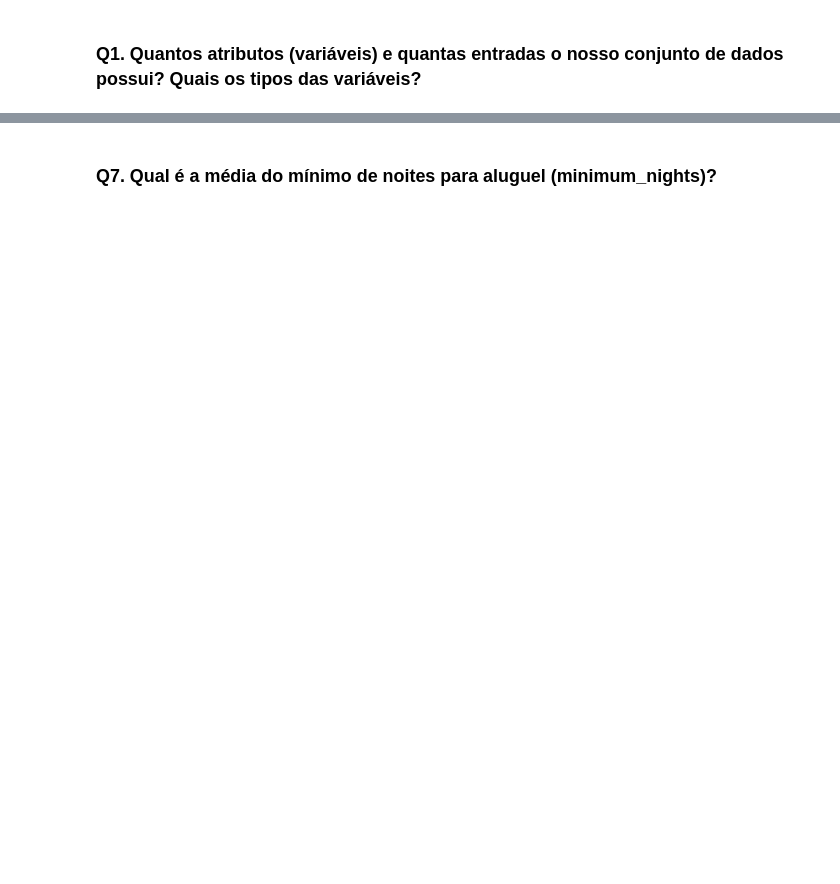
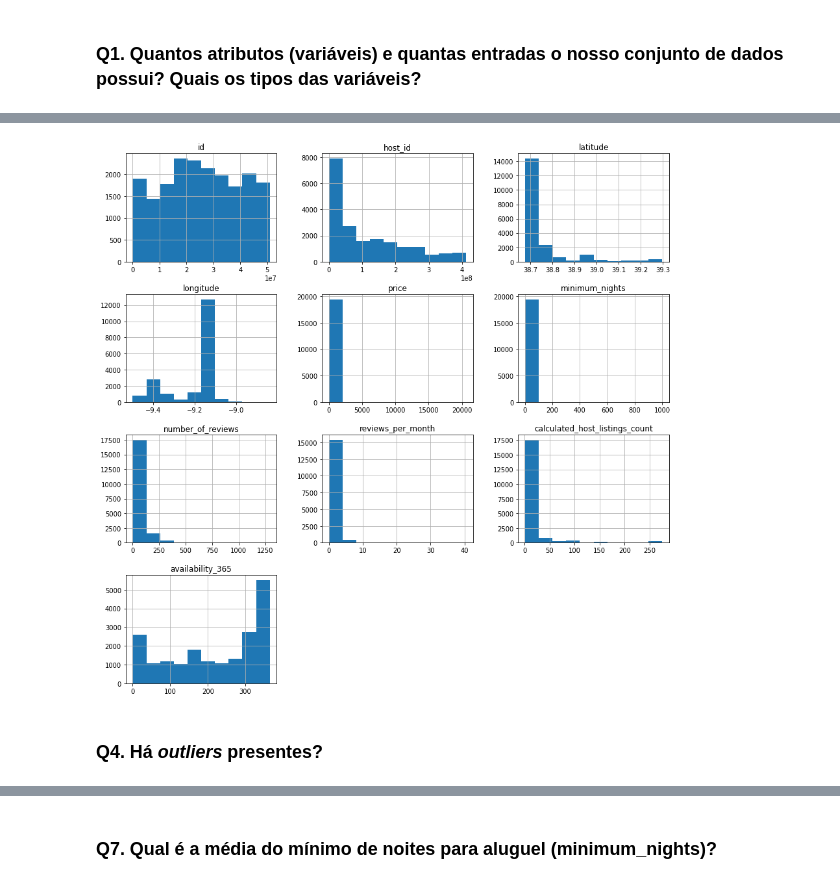
Before and after one commit to AlannaGonzaga/AirBnbLisbon, a Jupyter notebook: Analisando_os_Dados_do_Airbnb.ipynb, the cells around one changed output, grey strips where cells are left out. Drawn from its saved outputs; the diff is of its cells as text; code cells hidden in the pictures; blank space fills up the shorter version.

```diff
--- a/Analisando_os_Dados_do_Airbnb.ipynb
+++ b/Analisando_os_Dados_do_Airbnb.ipynb
@@ -60,7 +60,7 @@ import seaborn as sns
 %matplotlib inline
 # %%
 # importar o arquivo listings.csv para um DataFrame
-df = pd.read_csv()
+df = pd.read_csv("https://github.com/AlannaGonzaga/AirBnbLisbon/raw/main/listings.csv")
 # %% [markdown]
 ## Análise dos Dados
 # %% [markdown]
@@ -127,0 +161,7 @@ dados.head()
+# %%
+# plotar o histograma das variáveis numéricas
+df.hist(bins = 10, figsize=(15,15));
+# %% [output]
+[figure, added]
+# %% [markdown]
+### **Q4. Há *outliers* presentes?**
```
Also changed, not shown: parts of 38 cells of this notebook.
